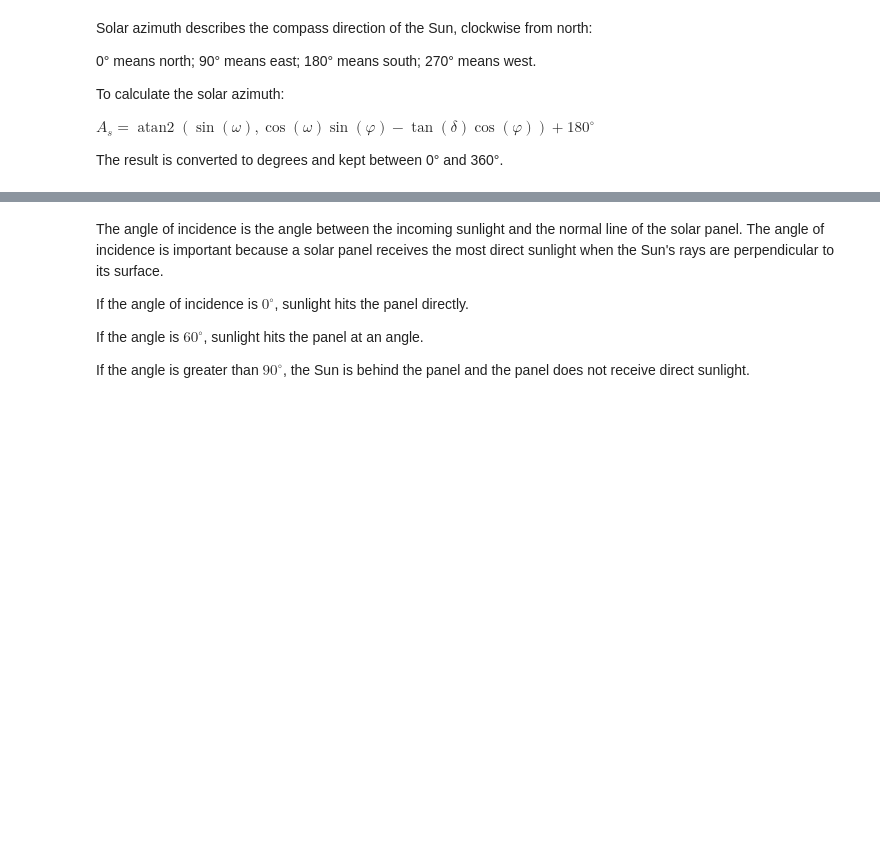
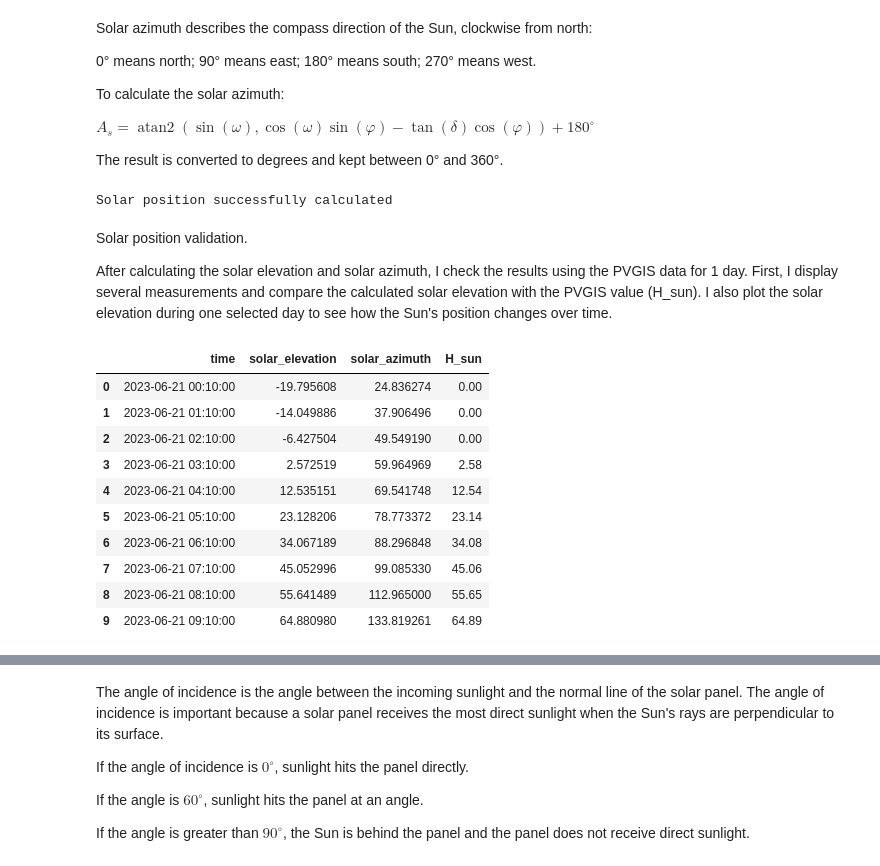
Before and after one commit to myshadow-data/Solar-panel-tilt-angle-optimization, a Jupyter notebook: Tilt_Angle_for_Solar_Panels.ipynb, the cells around one changed output, grey strips where cells are left out. Cells and saved outputs as stored; diff of their text form; code cells hidden in the pictures; blank space fills up the shorter version.

```diff
--- a/Tilt_Angle_for_Solar_Panels.ipynb
+++ b/Tilt_Angle_for_Solar_Panels.ipynb
@@ -394,3 +394,6 @@ azimuth_rad = np.arctan2(
 )
 
 solar_azimuth = (np.degrees(azimuth_rad) + 180) % 360
+print("Solar position successfully calculated")
+# %% [output]
+Solar position successfully calculated
@@ -402,0 +400,33 @@ data["hour_angle"] = np.degrees(hour_angle)
+# %% [markdown]
+Solar position validation.
+
+After calculating the solar elevation and solar azimuth, I check the results using the PVGIS data for 1 day. First, I display several measurements and compare the calculated solar elevation with the PVGIS value (H_sun). I also plot the solar elevation during one selected day to see how the Sun's position changes over time.
+# %%
+# Add solar position values to the main dataset
+data["solar_elevation"] = solar_elevation
+data["solar_azimuth"] = solar_azimuth
+data["solar_declination"] = np.degrees(declination)
+data["hour_angle"] = np.degrees(hour_angle)
+
+# Select one day for visualisation
+selected_day = "2023-06-21"
+
+day_mask = data["time"].dt.strftime("%Y-%m-%d") == selected_day
+
+# Create a table with solar position values
+day_table = data.loc[day_mask, ["time", "solar_elevation", "solar_azimuth", "H_sun"]].reset_index(drop=True)
+
+# Display the first 10 measurements
+display(day_table.head(10))
+# %% [output]
+|  | time | solar_elevation | solar_azimuth | H_sun |
+| 0 | 2023-06-21 00:10:00 | -19.795608 | 24.836274 | 0.00 |
+| 1 | 2023-06-21 01:10:00 | -14.049886 | 37.906496 | 0.00 |
+| 2 | 2023-06-21 02:10:00 | -6.427504 | 49.549190 | 0.00 |
+| 3 | 2023-06-21 03:10:00 | 2.572519 | 59.964969 | 2.58 |
+| 4 | 2023-06-21 04:10:00 | 12.535151 | 69.541748 | 12.54 |
+| 5 | 2023-06-21 05:10:00 | 23.128206 | 78.773372 | 23.14 |
+| 6 | 2023-06-21 06:10:00 | 34.067189 | 88.296848 | 34.08 |
+| 7 | 2023-06-21 07:10:00 | 45.052996 | 99.085330 | 45.06 |
+| 8 | 2023-06-21 08:10:00 | 55.641489 | 112.965000 | 55.65 |
+| 9 | 2023-06-21 09:10:00 | 64.880980 | 133.819261 | 64.89 |
```
Also changed, not shown: parts of 8 cells of this notebook.
